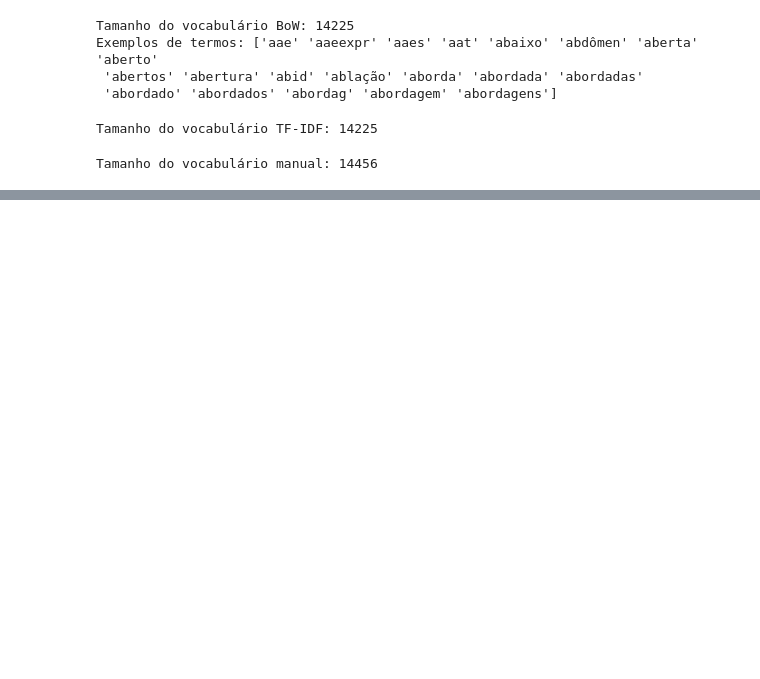
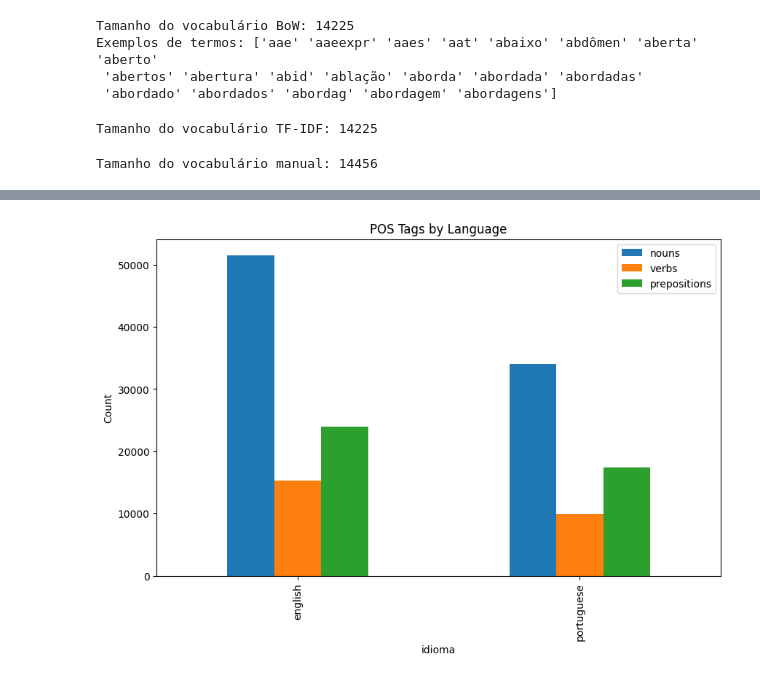
Before and after one commit to ferreira-eduardo/NLP_Recsys, a Jupyter notebook: notebooks/statiscs14_05.ipynb, the cells around one changed output, grey strips where cells are left out. Saved outputs shown, nothing was run; the diff lists cells and outputs as text; code cells hidden in the pictures; blank space fills up the shorter version.

```diff
--- a/notebooks/statiscs14_05.ipynb
+++ b/notebooks/statiscs14_05.ipynb
@@ -125,0 +207,10 @@ Tamanho do vocabulário manual: 14456
+# %%
+grouped_pos = corpus.groupby('idioma')[['nouns', 'verbs', 'prepositions']].sum()
+
+# Plot grouped bars
+grouped_pos.plot.bar(figsize=(10, 6))
+plt.title('POS Tags by Language')
+plt.ylabel('Count')
+plt.show()
+# %% [output]
+[figure, added]
```
Also changed, not shown: parts of 13 cells of this notebook.
